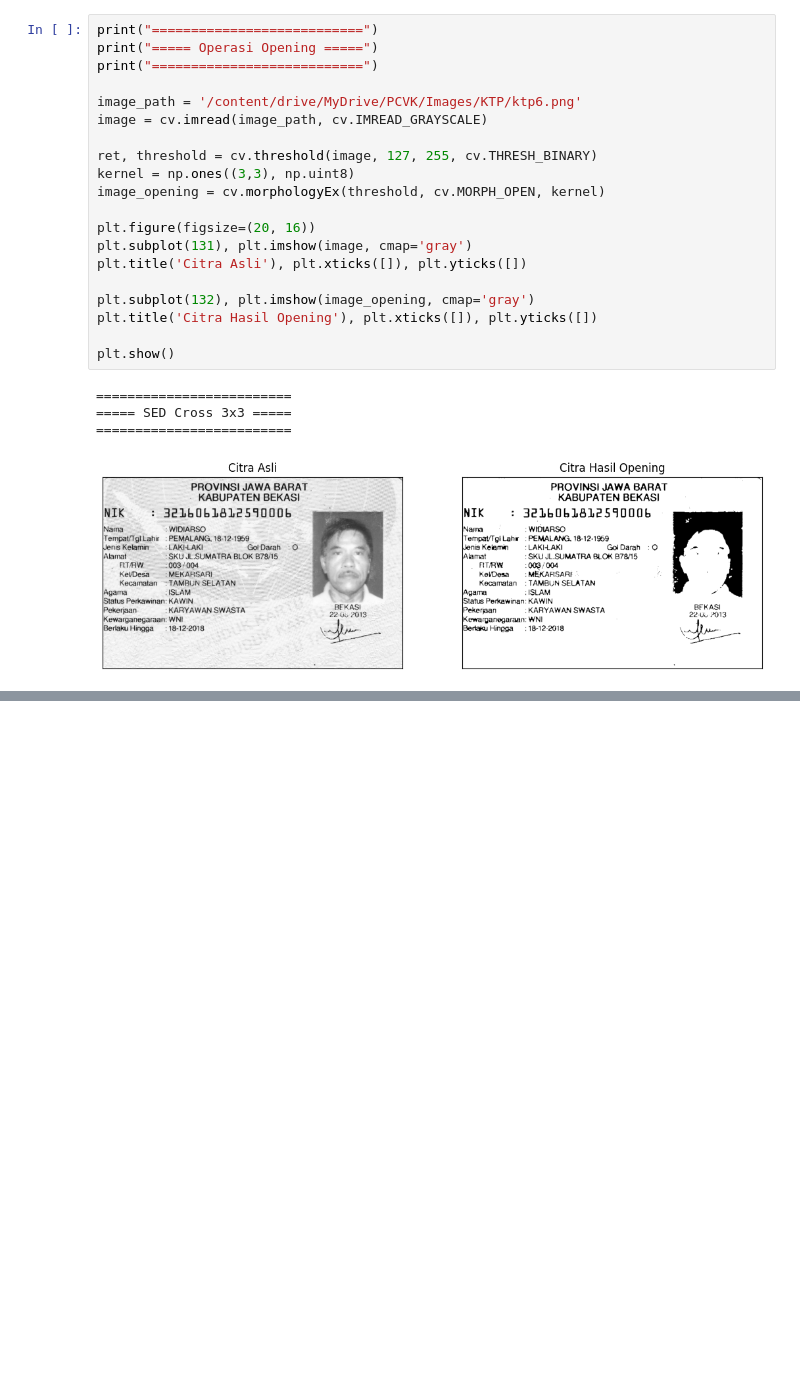
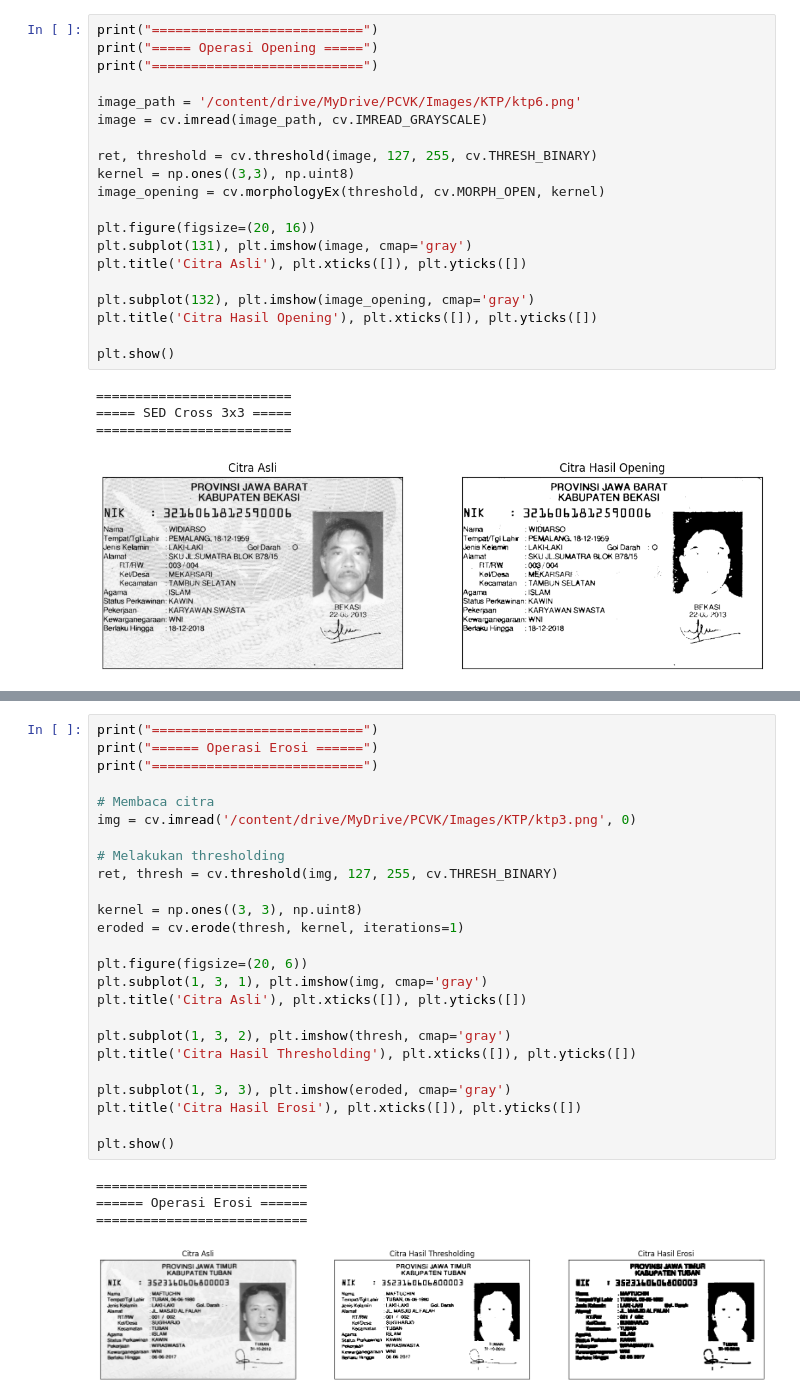
Before and after one commit to patriciaanggraeni/PCVK_Ganjil_2023, a Jupyter notebook: week_08.ipynb, the cells around one changed output, grey strips where cells are left out. Drawn from its saved outputs; the diff is of its cells as text; blank space fills up the shorter version.

```diff
--- a/week_08.ipynb
+++ b/week_08.ipynb
@@ -559,3 +559,33 @@ plt.show()
 ===== Operasi Inverse =====
 ===========================
 [figure]
+# %%
+print("===========================")
+print("====== Operasi Erosi ======")
+print("===========================")
+
+# Membaca citra
+img = cv.imread('/content/drive/MyDrive/PCVK/Images/KTP/ktp3.png', 0)
+
+# Melakukan thresholding
+ret, thresh = cv.threshold(img, 127, 255, cv.THRESH_BINARY)
+
+kernel = np.ones((3, 3), np.uint8)
+eroded = cv.erode(thresh, kernel, iterations=1)
+
+plt.figure(figsize=(20, 6))
+plt.subplot(1, 3, 1), plt.imshow(img, cmap='gray')
+plt.title('Citra Asli'), plt.xticks([]), plt.yticks([])
+
+plt.subplot(1, 3, 2), plt.imshow(thresh, cmap='gray')
+plt.title('Citra Hasil Thresholding'), plt.xticks([]), plt.yticks([])
+
+plt.subplot(1, 3, 3), plt.imshow(eroded, cmap='gray')
+plt.title('Citra Hasil Erosi'), plt.xticks([]), plt.yticks([])
+
+plt.show()
+# %% [output]
+===========================
+====== Operasi Erosi ======
+===========================
+[figure, added]
```
Also changed, not shown: parts of 1 cell of this notebook.
